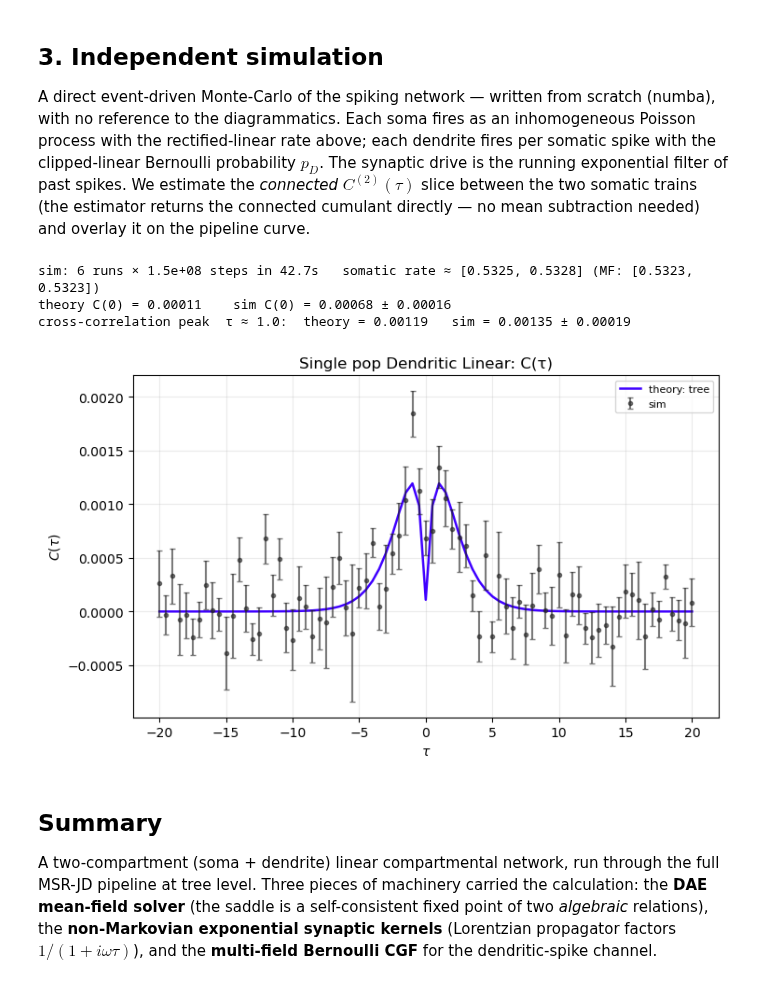
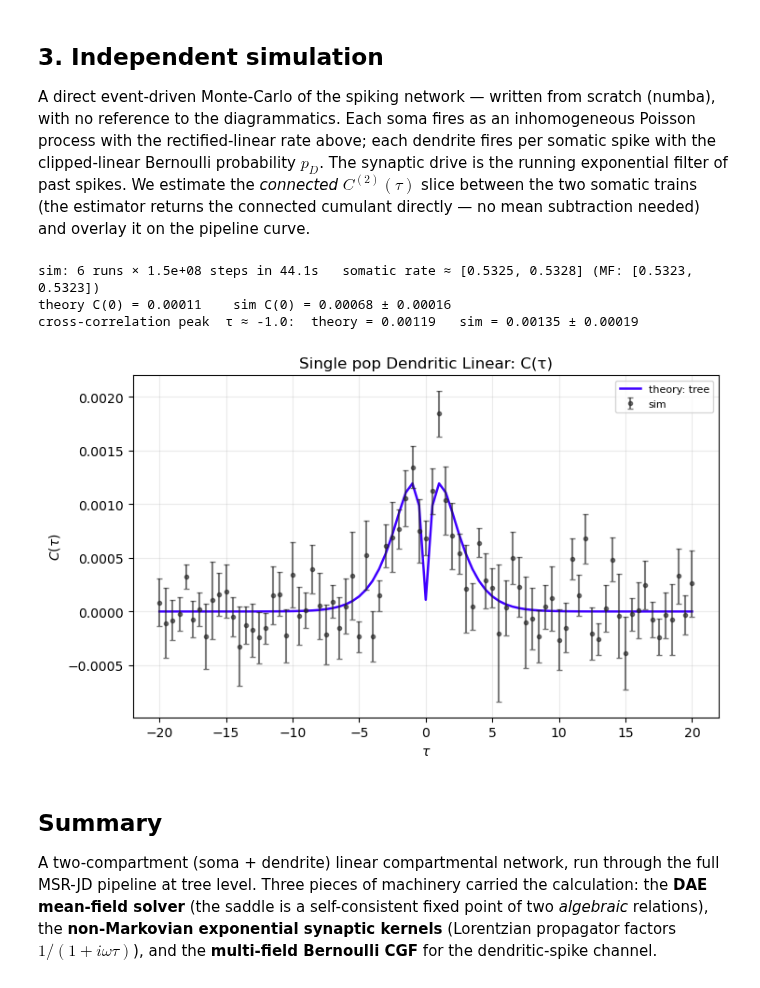
Before and after one commit to mszuromi/daedalus, a Jupyter notebook: notebooks/examples/temporal_dendritic_linear.ipynb, the cells around one changed output. Saved outputs shown, nothing was run; the diff lists cells and outputs as text; code cells hidden in the pictures.

```diff
--- a/notebooks/examples/temporal_dendritic_linear.ipynb
+++ b/notebooks/examples/temporal_dendritic_linear.ipynb
@@ -56,7 +56,7 @@ cfg = dd.Config(
     external_fields=[('nS', 1), ('nS', 2)],  # somatic spikes, neuron 1 × neuron 2
     tau_max=20.0, tau_step=0.5,              # C(τ) on τ ∈ [0, 20]
 )
-# fundamental: the model's own parameter defaults are used (weights, τ's,
+# parameters: the model's own parameter defaults are used (weights, τ's,
 # resting drives baked into the theory file).  Pin them here for clarity
 # and to guarantee the theory and the simulator share identical numbers.
 fundamental = {
@@ -65,7 +65,7 @@ fundamental = {
     'tauS': [1.0, 1.0], 'tauD': [1.0, 1.0],
     'ES':   [0.5, 0.5], 'ED':   [0.5, 0.5],
 }
-cfg.fundamental = fundamental
+cfg.parameters = fundamental
 # %%
 res = dd.run(model, cfg, mod)
 print(dd.summary(res))
@@ -88,7 +88,7 @@ A direct event-driven Monte-Carlo of the spiking network — written from scratc
 from models.dendritic_linear_sim_numba import (
     sim_dendritic_linear_numba, build_sim_arrays, flat_index_of,
     stack_binned_counts)
-from models.cumulant_estimator import compute_kpoint_slice
+from models.cumulant_estimator import estimate_kpoint_slices
 
 # Reduced Monte-Carlo budget for a fast showcase (~1 min); the off-diagonal
 # cross-correlation is a small signal, so we run several independent seeds
@@ -110,56 +110,67 @@ n_steps    = int(T_sim / dt_sim)
 bin_steps  = max(int(round(dt_bin / dt_sim)), 1)
 dt_bin_eff = float(bin_steps * dt_sim)
 n_bins     = int(n_steps // bin_steps)
-max_lag    = int(tau_max / dt_bin_eff)
-tau_sim    = np.arange(-max_lag, max_lag + 1) * dt_bin_eff
+max_lag_bins = int(tau_max / dt_bin_eff)
+tau_sim    = np.arange(-max_lag_bins, max_lag_bins + 1) * dt_bin_eff
 
-# Same two somatic legs as the theory → flat sim rows.
-ext = cfg.external_fields
-pop_idx  = [flat_index_of(stack_offsets, e[0], e[1]) for e in ext]
-ftypes   = [e[0] for e in ext]
+# The k external legs → flat sim rows (leg 0 = the lag-0 anchor; legs 1..k−1
+# are swept one at a time by the estimator).  pop_indices / field_types have
+# length k, exactly as estimate_kpoint_slices expects.
+ext         = cfg.external_fields
+pop_indices = [flat_index_of(stack_offsets, e[0], e[1]) for e in ext]
+field_types = [e[0] for e in ext]
 CAP_PD_AT_ONE = True   # paper convention: dendritic prob clipped at 1
+
+# k−1 cumulant slices, matching the theory's res['C_tau_slices'] and the
+# k≥3 panels of dd.plot_cumulant.  The base point for the non-swept legs is
+# cfg.kpoint_base_lags (default all-0 → the slices pass through the origin).
+k    = int(res['_resolved']['k'])
+base = list(cfg.kpoint_base_lags) if cfg.kpoint_base_lags else [0.0] * (k - 1)
+base_bins = [int(round(b / dt_bin_eff)) for b in base]
 
 # JIT warm-up (first numba call compiles), then N_RUNS independent seeds.
 _ = sim_dendritic_linear_numba(int(1000), float(dt_sim), wSS, wSD, wDS, wDD,
                                tauS, tauD, ES, ED, int(bin_steps), int(100),
                                int(0), CAP_PD_AT_ONE)
 t0 = time.perf_counter()
 C_runs, rate_S = [], []
-for r in range(N_RUNS):
+for run in range(N_RUNS):
     nS_b, nD_b, _lam, _pD, totS, totD = sim_dendritic_linear_numba(
         int(n_steps), float(dt_sim), wSS, wSD, wDS, wDD, tauS, tauD, ES, ED,
-        int(bin_steps), int(n_bins), int(11 + r), CAP_PD_AT_ONE)
+        int(bin_steps), int(n_bins), int(11 + run), CAP_PD_AT_ONE)
     rate_S.append([float(totS[i]) / T_sim for i in range(N)])
-    binned = stack_binned_counts(nS_b, nD_b)
-    lag_bins = [None] + [0] * (int(cfg.k) - 1)     # leg 0 swept, rest pinned at 0
-    _t, C_slice = compute_kpoint_slice(binned, dt_bin_eff, pop_idx,
-                                       lag_bins, max_lag, field_types=ftypes)
-    C_runs.append(C_slice)
-C_arr  = np.asarray(C_runs).real
-C_mean = C_arr.mean(axis=0)
-C_err  = C_arr.std(axis=0, ddof=1) / np.sqrt(N_RUNS)
+    # Dendritic legs are spike trains (field_types like 'dn'/'nS') → the
+    # stacked spike-count array is the relevant data (no voltage channel).
+    binned_stacked = stack_binned_counts(nS_b, nD_b)
+    tau_sim, Cj = estimate_kpoint_slices(
+        float(dt_bin_eff), [int(p) for p in pop_indices], field_types,
+        base_bins, int(max_lag_bins), binned_counts=binned_stacked)
+    C_runs.append(np.asarray(Cj))             # (k-1, n_tau)
+C_arr = np.array(C_runs).real
+C_sim = C_arr.mean(axis=0); C_err = C_arr.std(axis=0, ddof=1) / np.sqrt(N_RUNS)
+sim   = {'tau': tau_sim, 'C': C_sim, 'C_err': C_err}   # 2-D: one row per slice
 print('sim: %d runs × %g steps in %.1fs   somatic rate ≈ %s (MF: %s)'
       % (N_RUNS, n_steps, time.perf_counter() - t0,
          np.round(np.mean(rate_S, axis=0), 4).tolist(),
          np.round(arr['nS_mf'], 4).tolist()))
 
-sim = {'tau': tau_sim, 'C': C_mean, 'C_err': C_err}
+# At k=2 there is a single slice (row 0); report C(0) and the cross-corr peak.
 tg, Cth = res['tau_grid'], np.real(res['C_tau'])
 ipk = np.argmax(Cth)
 print('theory C(0) = %.5f    sim C(0) = %.5f ± %.5f'
       % (Cth[np.argmin(np.abs(tg))],
-         sim['C'][max_lag], sim['C_err'][max_lag]))
+         C_sim[0][max_lag_bins], C_err[0][max_lag_bins]))
 print('cross-correlation peak  τ ≈ %.1f:  theory = %.5f   sim = %.5f ± %.5f'
       % (tg[ipk], Cth[ipk],
-         np.interp(tg[ipk], tau_sim, sim['C']),
-         np.interp(tg[ipk], tau_sim, sim['C_err'])))
+         np.interp(tg[ipk], tau_sim, C_sim[0]),
+         np.interp(tg[ipk], tau_sim, C_err[0])))
 dd.plot_cumulant(res, cfg, model, sim=sim)
 plt.show()
 # %% [output]
-sim: 6 runs × 1.5e+08 steps in 42.7s   somatic rate ≈ [0.5325, 0.5328] (MF: [0.5323, 0.5323])
+sim: 6 runs × 1.5e+08 steps in 44.1s   somatic rate ≈ [0.5325, 0.5328] (MF: [0.5323, 0.5323])
 theory C(0) = 0.00011    sim C(0) = 0.00068 ± 0.00016
-cross-correlation peak  τ ≈ 1.0:  theory = 0.00119   sim = 0.00135 ± 0.00019
+cross-correlation peak  τ ≈ -1.0:  theory = 0.00119   sim = 0.00135 ± 0.00019
-[figure, old version]
+[figure, new version]
 # %% [markdown]
 ## Summary
 
```
Also changed, not shown: 15 other files.
